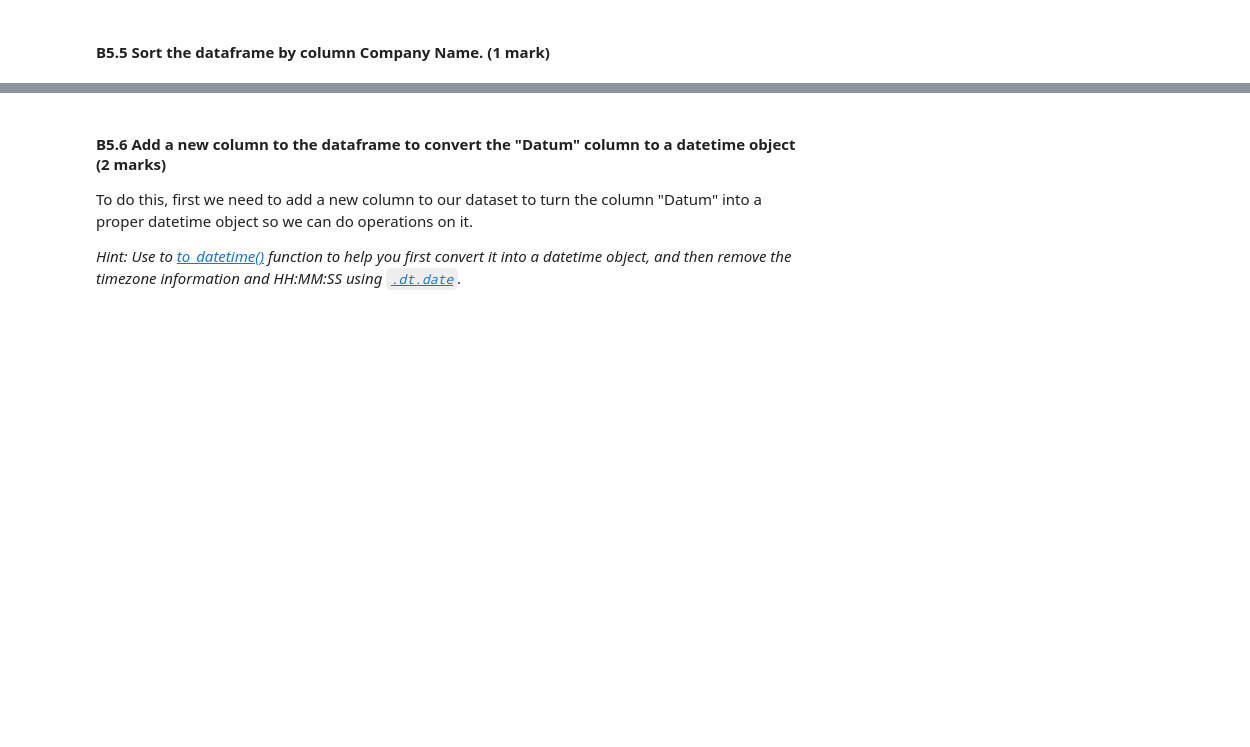
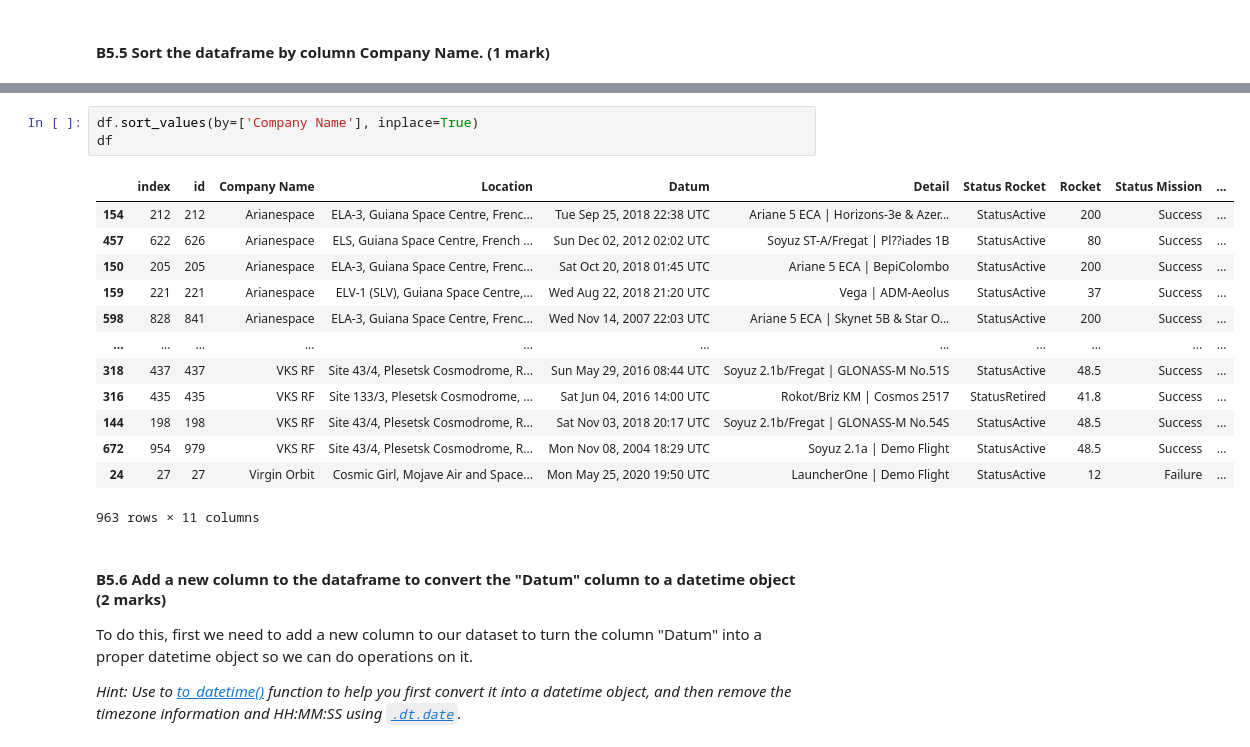
Before and after one commit to data301-2020-winter2/data301-lab5-lletef16, a Jupyter notebook: lab5.ipynb, the cells around one changed output, grey strips where cells are left out. Cells and saved outputs as stored; diff of their text form; blank space fills up the shorter version.

```diff
--- a/lab5.ipynb
+++ b/lab5.ipynb
@@ -169,3 +226,20 @@ In this lab, we will guide you through some wrangling tasks with this dataset.
+# %%
+df.sort_values(by=['Company Name'], inplace=True)
+df
+# %% [output]
+|  | index | id | Company Name | Location | Datum | Detail | Status Rocket | Rocket | Status Mission | ... |
+| 154 | 212 | 212 | Arianespace | ELA-3, Guiana Space Centre, Frenc... | Tue Sep 25, 2018 22:38 UTC | Ariane 5 ECA | Horizons-3e & Azer... | StatusActive | 200 | Success | ... |
+| 457 | 622 | 626 | Arianespace | ELS, Guiana Space Centre, French ... | Sun Dec 02, 2012 02:02 UTC | Soyuz ST-A/Fregat | Pl??iades 1B | StatusActive | 80 | Success | ... |
+| 150 | 205 | 205 | Arianespace | ELA-3, Guiana Space Centre, Frenc... | Sat Oct 20, 2018 01:45 UTC | Ariane 5 ECA | BepiColombo | StatusActive | 200 | Success | ... |
+| 159 | 221 | 221 | Arianespace | ELV-1 (SLV), Guiana Space Centre,... | Wed Aug 22, 2018 21:20 UTC | Vega | ADM-Aeolus | StatusActive | 37 | Success | ... |
+| 598 | 828 | 841 | Arianespace | ELA-3, Guiana Space Centre, Frenc... | Wed Nov 14, 2007 22:03 UTC | Ariane 5 ECA | Skynet 5B & Star O... | StatusActive | 200 | Success | ... |
+| ... | ... | ... | ... | ... | ... | ... | ... | ... | ... | ... |
+| 318 | 437 | 437 | VKS RF | Site 43/4, Plesetsk Cosmodrome, R... | Sun May 29, 2016 08:44 UTC | Soyuz 2.1b/Fregat | GLONASS-M No.51S | StatusActive | 48.5 | Success | ... |
+| 316 | 435 | 435 | VKS RF | Site 133/3, Plesetsk Cosmodrome, ... | Sat Jun 04, 2016 14:00 UTC | Rokot/Briz KM | Cosmos 2517 | StatusRetired | 41.8 | Success | ... |
+| 144 | 198 | 198 | VKS RF | Site 43/4, Plesetsk Cosmodrome, R... | Sat Nov 03, 2018 20:17 UTC | Soyuz 2.1b/Fregat | GLONASS-M No.54S | StatusActive | 48.5 | Success | ... |
+| 672 | 954 | 979 | VKS RF | Site 43/4, Plesetsk Cosmodrome, R... | Mon Nov 08, 2004 18:29 UTC | Soyuz 2.1a | Demo Flight | StatusActive | 48.5 | Success | ... |
+| 24 | 27 | 27 | Virgin Orbit | Cosmic Girl, Mojave Air and Space... | Mon May 25, 2020 19:50 UTC | LauncherOne | Demo Flight | StatusActive | 12 | Failure | ... |
+963 rows × 11 columns
 # %% [markdown]
 #### B5.6 Add a new column to the dataframe to convert the "Datum" column to a datetime object (2 marks)
 
```
Also changed, not shown: parts of 11 cells of this notebook, 1 other file.
